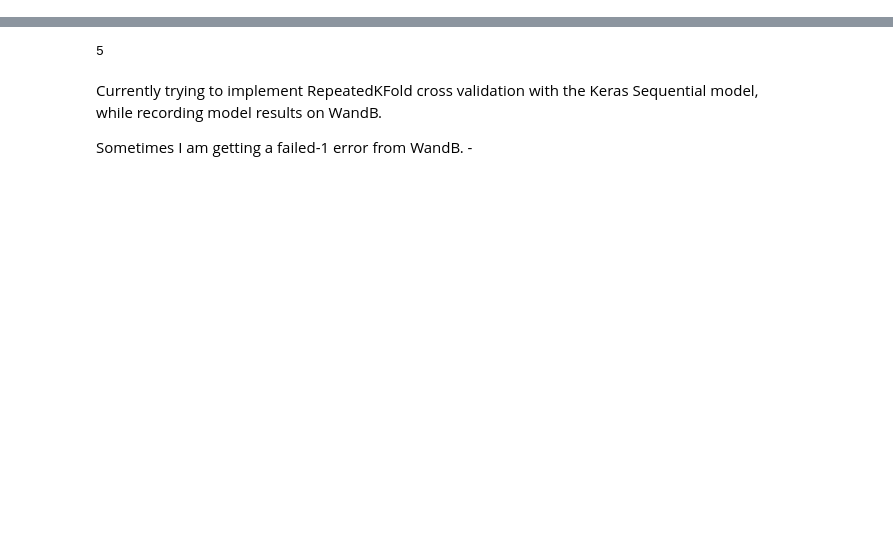
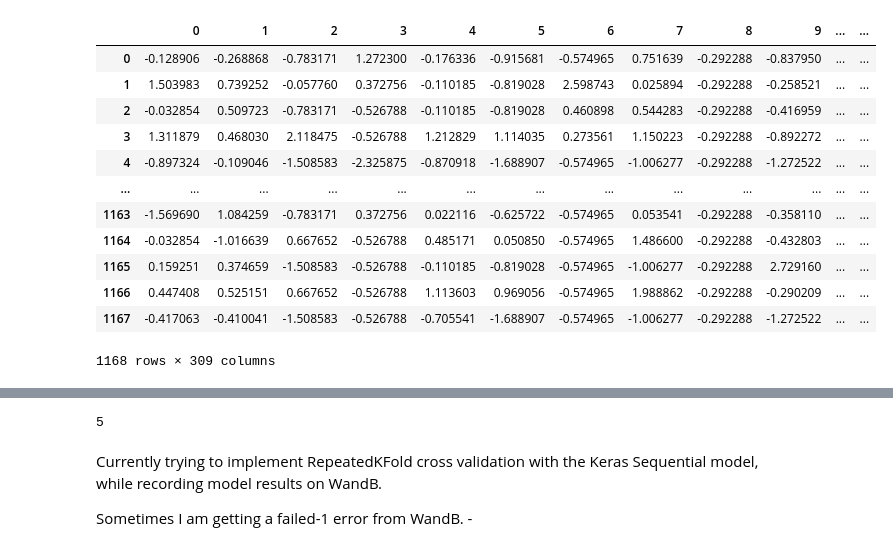
Before and after one commit to valencia21/data-science-projects, a Jupyter notebook: house-price-prediction/Models/tensorflow/tf_model_wrangling.ipynb, the cells around one changed output, grey strips where cells are left out. Drawn from its saved outputs; the diff is of its cells as text; code cells hidden in the pictures; blank space fills up the shorter version.

```diff
--- a/house-price-prediction/Models/tensorflow/tf_model_wrangling.ipynb
+++ b/house-price-prediction/Models/tensorflow/tf_model_wrangling.ipynb
@@ -20,6 +20,22 @@ def data():
     return X_train, y_train, X_valid, y_valid, X_test
 # %%
 X_train, y_train, X_valid, y_valid, X_test = data()
+# %%
+X_train
+# %% [output]
+|  | 0 | 1 | 2 | 3 | 4 | 5 | 6 | 7 | 8 | 9 | ... | ... |
+| 0 | -0.128906 | -0.268868 | -0.783171 | 1.272300 | -0.176336 | -0.915681 | -0.574965 | 0.751639 | -0.292288 | -0.837950 | ... | ... |
+| 1 | 1.503983 | 0.739252 | -0.057760 | 0.372756 | -0.110185 | -0.819028 | 2.598743 | 0.025894 | -0.292288 | -0.258521 | ... | ... |
+| 2 | -0.032854 | 0.509723 | -0.783171 | -0.526788 | -0.110185 | -0.819028 | 0.460898 | 0.544283 | -0.292288 | -0.416959 | ... | ... |
+| 3 | 1.311879 | 0.468030 | 2.118475 | -0.526788 | 1.212829 | 1.114035 | 0.273561 | 1.150223 | -0.292288 | -0.892272 | ... | ... |
+| 4 | -0.897324 | -0.109046 | -1.508583 | -2.325875 | -0.870918 | -1.688907 | -0.574965 | -1.006277 | -0.292288 | -1.272522 | ... | ... |
+| ... | ... | ... | ... | ... | ... | ... | ... | ... | ... | ... | ... | ... |
+| 1163 | -1.569690 | 1.084259 | -0.783171 | 0.372756 | 0.022116 | -0.625722 | -0.574965 | 0.053541 | -0.292288 | -0.358110 | ... | ... |
+| 1164 | -0.032854 | -1.016639 | 0.667652 | -0.526788 | 0.485171 | 0.050850 | -0.574965 | 1.486600 | -0.292288 | -0.432803 | ... | ... |
+| 1165 | 0.159251 | 0.374659 | -1.508583 | -0.526788 | -0.110185 | -0.819028 | -0.574965 | -1.006277 | -0.292288 | 2.729160 | ... | ... |
+| 1166 | 0.447408 | 0.525151 | 0.667652 | -0.526788 | 1.113603 | 0.969056 | -0.574965 | 1.988862 | -0.292288 | -0.290209 | ... | ... |
+| 1167 | -0.417063 | -0.410041 | -1.508583 | -0.526788 | -0.705541 | -1.688907 | -0.574965 | -1.006277 | -0.292288 | -1.272522 | ... | ... |
+1168 rows × 309 columns
 # %%
 wandb.init(project="house-price-prediction", entity="luiscostigan")
 # %% [output]
```
Also changed, not shown: parts of 8 cells of this notebook, 1 other file.
